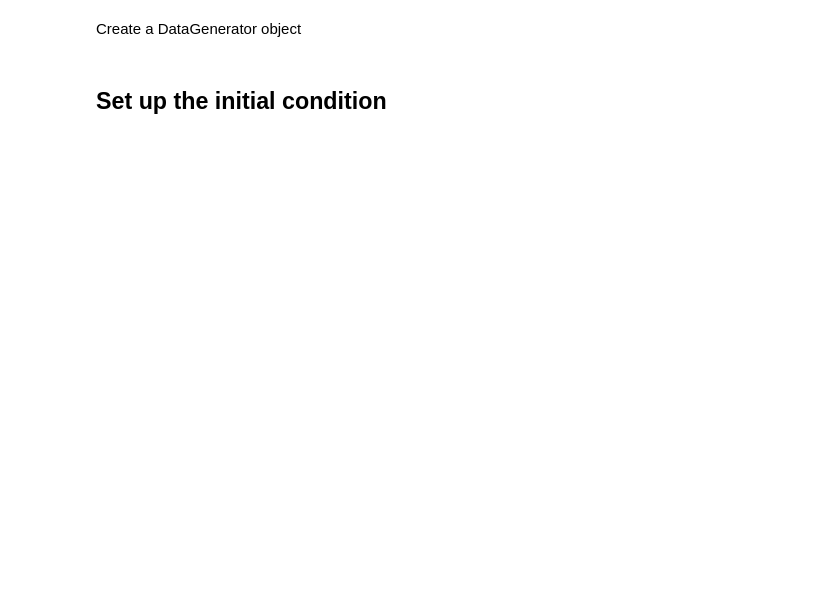
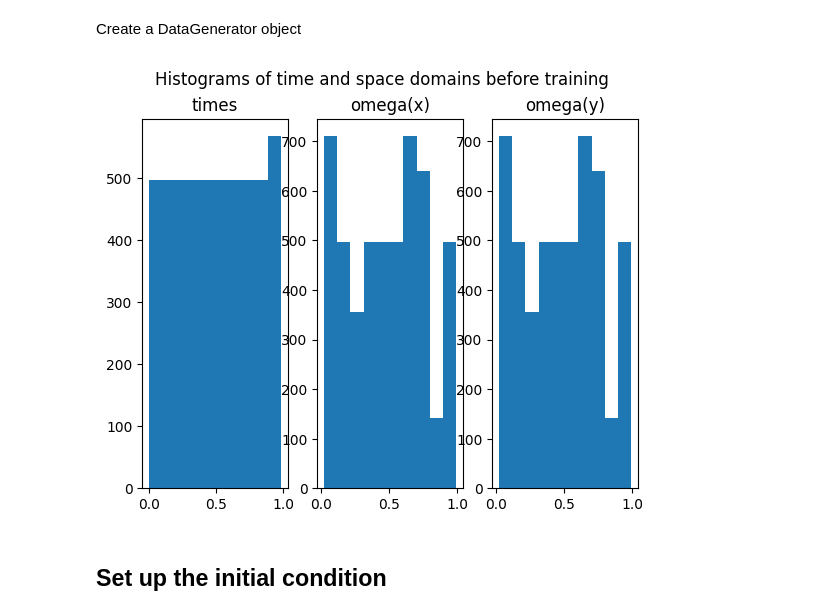
Before and after one commit to mia-jinns/jinns, a Jupyter notebook: Notebooks/PDE/1D_population_balance_equation.ipynb, the cells around one changed output. Cells and saved outputs as stored; diff of their text form; code cells hidden in the pictures; blank space fills up the shorter version.

```diff
--- a/Notebooks/PDE/1D_population_balance_equation.ipynb
+++ b/Notebooks/PDE/1D_population_balance_equation.ipynb
@@ -59,4 +69,20 @@ train_data = jinns.data.CubicMeshPDENonStatio(
 )
+# %%
+fig, ax = plt.subplots(1, 3)
+ax[0].set_scale('log')
+ax[0].hist(train_data.domain[:, 0].flatten())
+ax[0].set_title('times')
+ax[1].set_scale('log')
+ax[1].hist(train_data.domain[:, 1].flatten())
+ax[1].set_title('omega(x)')
+ax[2].set_scale('log')
+ax[2].hist(train_data.domain[:, 2].flatten())
+ax[2].set_title('omega(y)')
+fig.suptitle('Histograms of time and space domains before training')
+plt.savefig("hist_data_before.pdf")
+plt.show()
+# %% [output]
+[figure, added]
 # %%
 eqx_list = [
     [eqx.nn.Linear, 2, 50],
```
Also changed, not shown: parts of 18 cells of this notebook.
